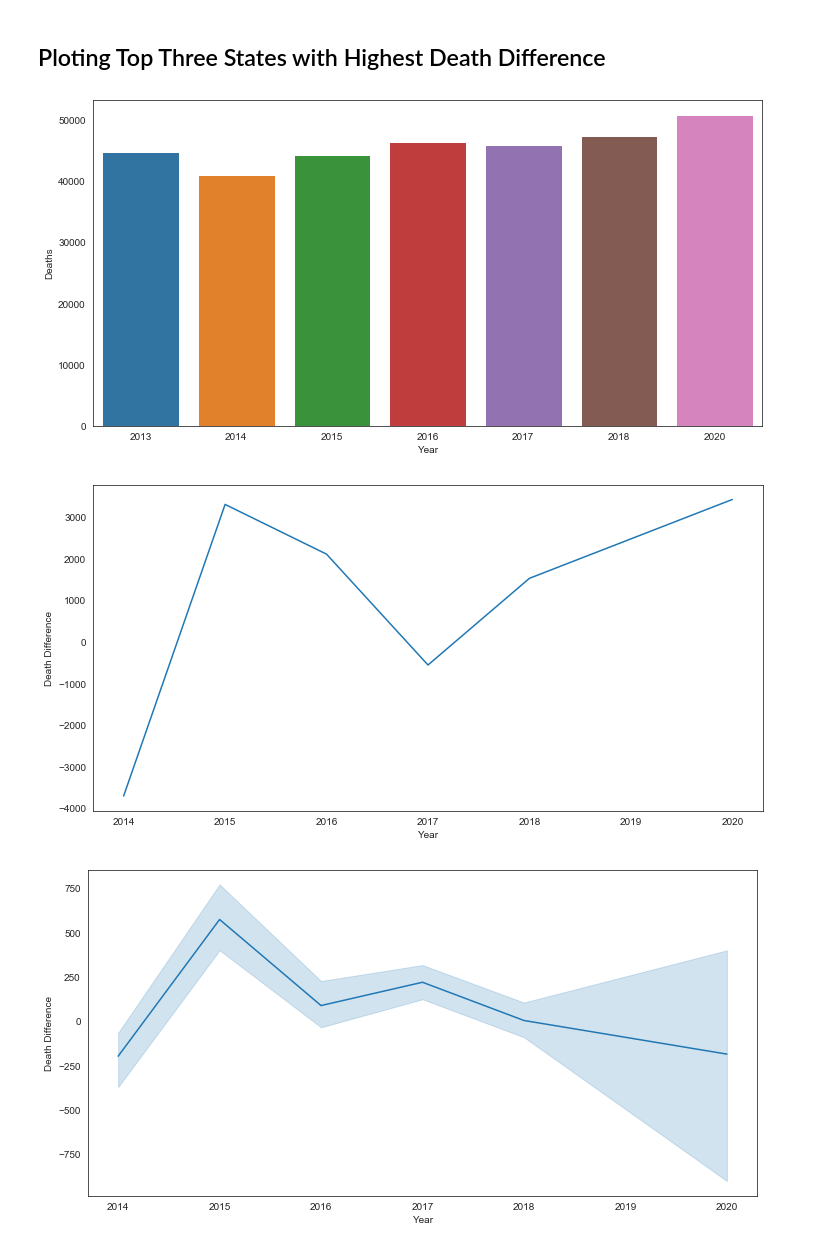
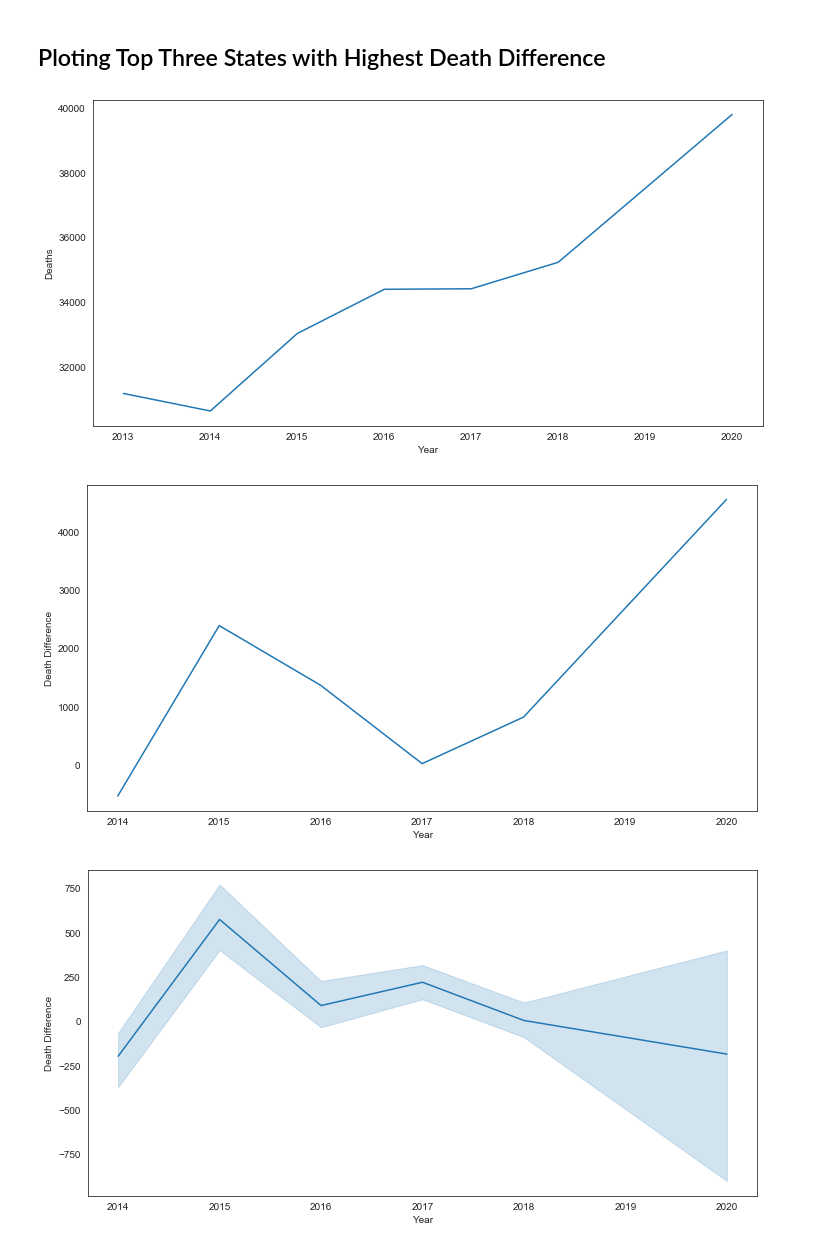
Before and after one commit to augarriza/module_one_project, a Jupyter notebook: Notebooks/Merging_Analysis/cdc_mortality_df_analysis_and_plotting.ipynb, the cells around one changed output. Drawn from its saved outputs; the diff is of its cells as text; code cells hidden in the pictures.

```diff
--- a/Notebooks/Merging_Analysis/cdc_mortality_df_analysis_and_plotting.ipynb
+++ b/Notebooks/Merging_Analysis/cdc_mortality_df_analysis_and_plotting.ipynb
@@ -57,7 +57,7 @@ def plot_state(astate):
 
     sns.set_style("white")
     fig, ax = plt.subplots(figsize=(12,6))
-    sns.barplot(data=deaths_df,
+    sns.lineplot(data=deaths_df,
                  x="Year",
                  y="Deaths");
 
@@ -67,10 +67,10 @@ def plot_state(astate):
                  x="Year",
                  y="Death Difference");
 # %%
-plot_state("California")
+plot_state("Florida")
 # %% [output]
-[figure, old version]
+[figure, new version]
-[figure, old version]
+[figure, new version]
 # %%
 cali_sample = df.loc[(df["State"]=="California")].drop(columns=["Deaths"])
 # %%
```
